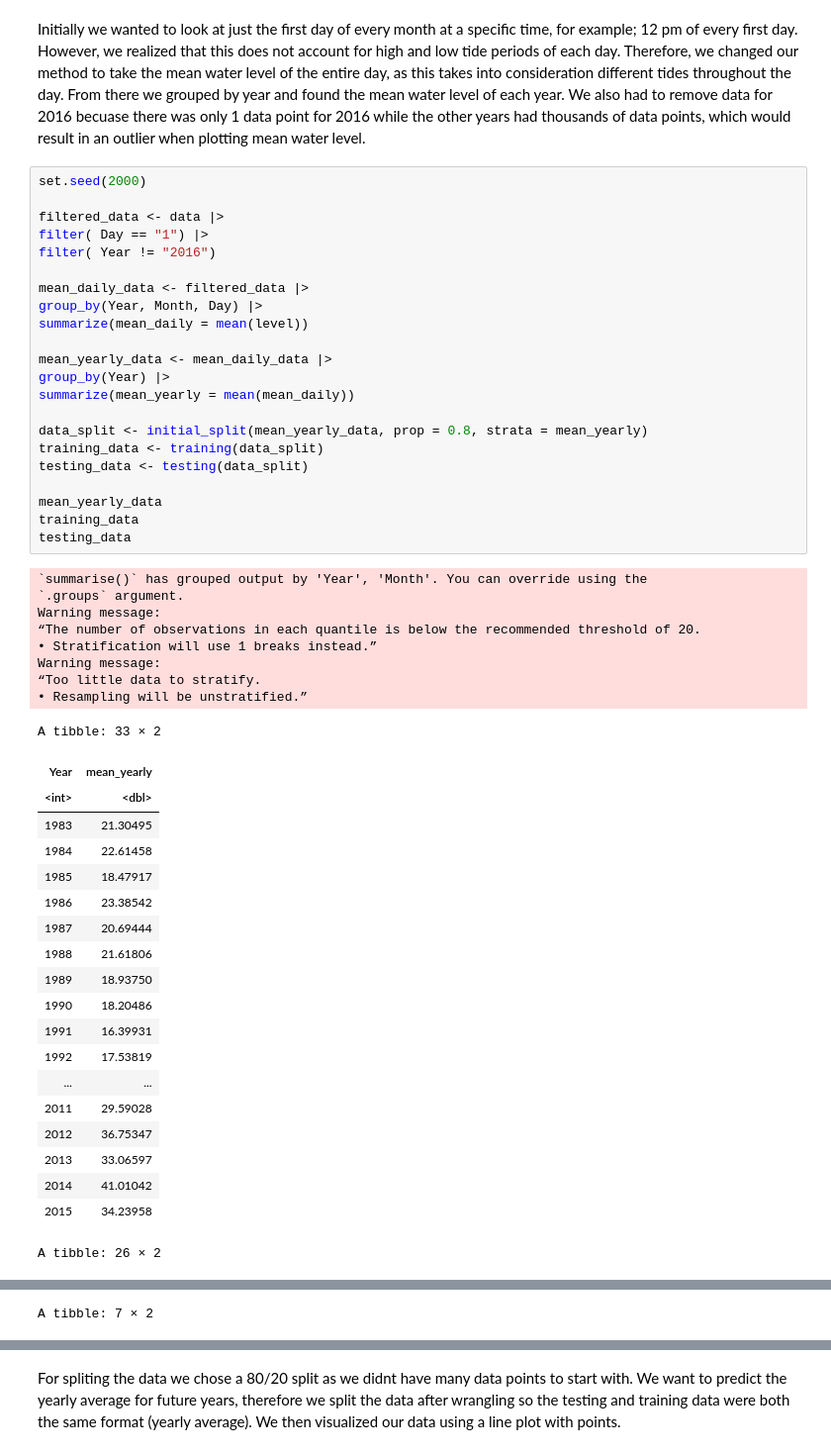
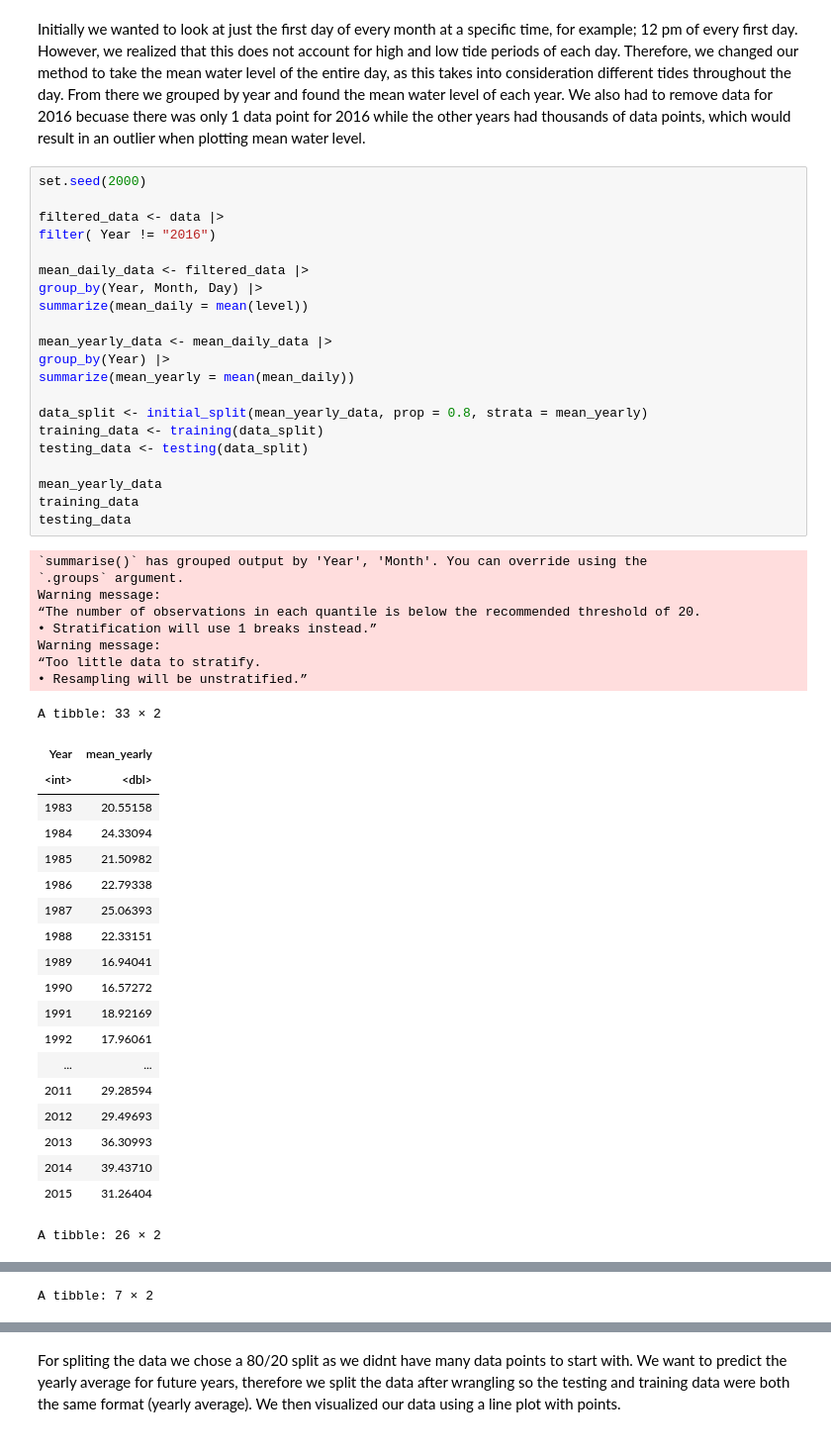
Before and after one commit to Applemyp/dsci100-group36-project, a Jupyter notebook: Project.ipynb, the cells around one changed output, grey strips where cells are left out. Shown at 99% size. Drawn from its saved outputs; the diff is of its cells as text.

```diff
--- a/Project.ipynb
+++ b/Project.ipynb
@@ -73,52 +73,51 @@ Initially we wanted to look at just the first day of every month at a specific t
 set.seed(2000)
 
 filtered_data <- data |>
-filter( Day == "1") |>
 filter( Year != "2016")
 
 mean_daily_data <- filtered_data |>
 group_by(Year, Month, Day) |>
 summarize(mean_daily = mean(level))
 
 mean_yearly_data <- mean_daily_data |>
 group_by(Year) |>
 summarize(mean_yearly = mean(mean_daily))
 
 data_split <- initial_split(mean_yearly_data, prop = 0.8, strata = mean_yearly)
 training_data <- training(data_split)
 testing_data <- testing(data_split)
 
 mean_yearly_data
 training_data
 testing_data
 # %% [output]
 `summarise()` has grouped output by 'Year', 'Month'. You can override using the
 `.groups` argument.
 Warning message:
 “The number of observations in each quantile is below the recommended threshold of 20.
 • Stratification will use 1 breaks instead.”
 Warning message:
 “Too little data to stratify.
 • Resampling will be unstratified.”
 A tibble: 33 × 2
 | Year | mean_yearly |
 | <int> | <dbl> |
-| 1983 | 21.30495 |
-| 1984 | 22.61458 |
-| 1985 | 18.47917 |
-| 1986 | 23.38542 |
-| 1987 | 20.69444 |
-| 1988 | 21.61806 |
-| 1989 | 18.93750 |
-| 1990 | 18.20486 |
-| 1991 | 16.39931 |
-| 1992 | 17.53819 |
+| 1983 | 20.55158 |
+| 1984 | 24.33094 |
+| 1985 | 21.50982 |
+| 1986 | 22.79338 |
+| 1987 | 25.06393 |
+| 1988 | 22.33151 |
+| 1989 | 16.94041 |
+| 1990 | 16.57272 |
+| 1991 | 18.92169 |
+| 1992 | 17.96061 |
 | ... | ... |
-| 2011 | 29.59028 |
-| 2012 | 36.75347 |
-| 2013 | 33.06597 |
-| 2014 | 41.01042 |
-| 2015 | 34.23958 |
+| 2011 | 29.28594 |
+| 2012 | 29.49693 |
+| 2013 | 36.30993 |
+| 2014 | 39.43710 |
+| 2015 | 31.26404 |
 A tibble: 26 × 2
 | Year | mean_yearly |
 | <int> | <dbl> |
```
Also changed, not shown: parts of 3 cells of this notebook.
